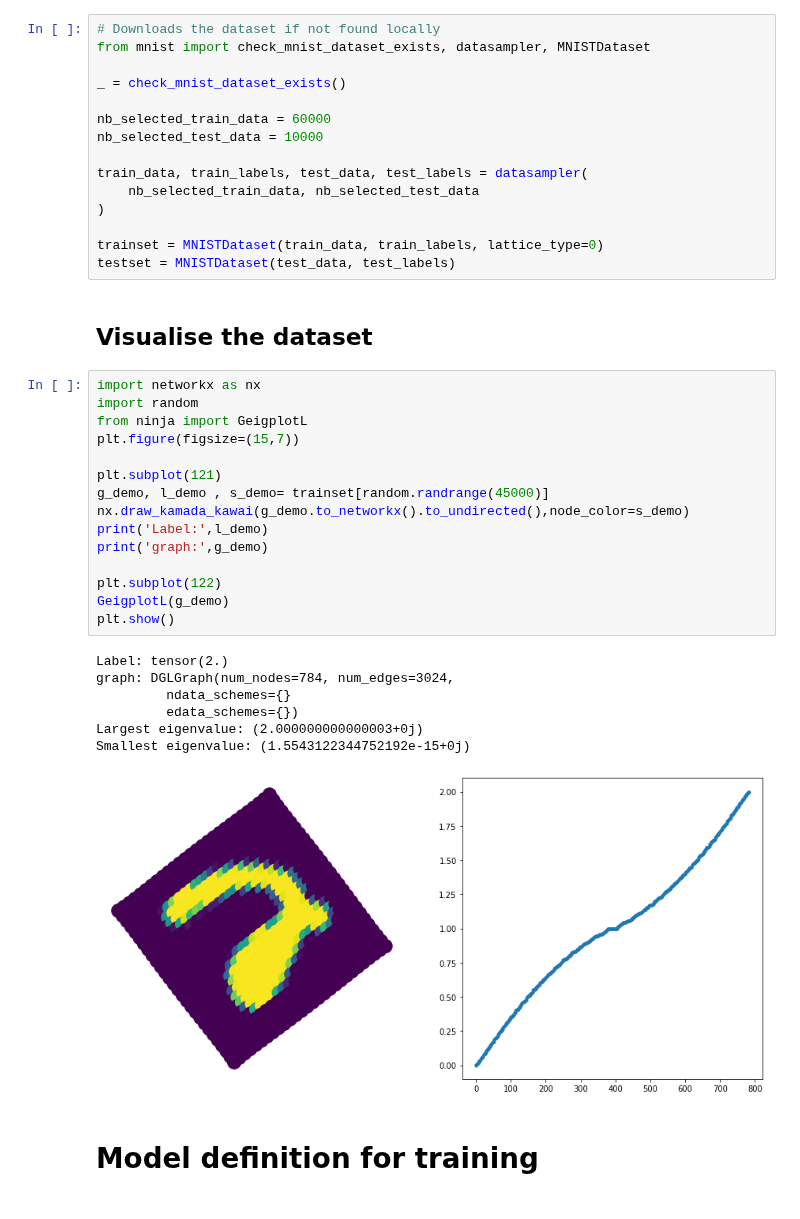
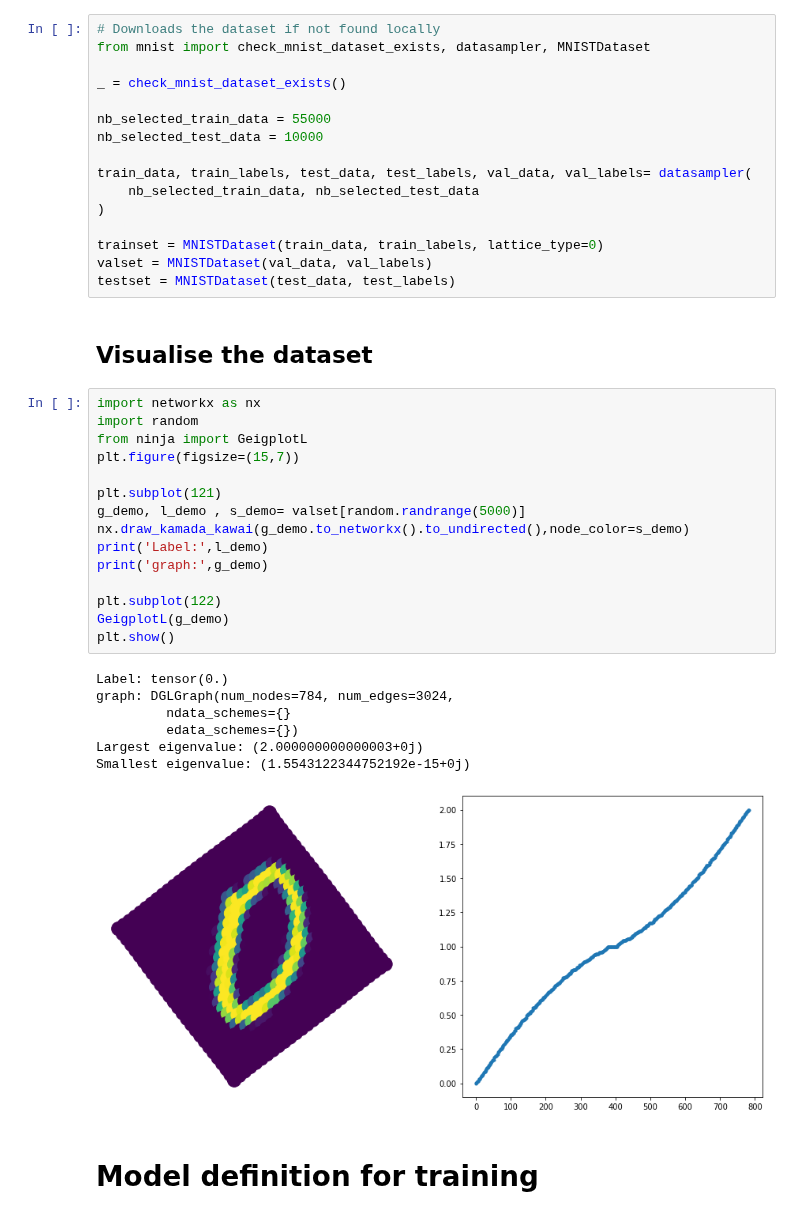
Before and after one commit to Axeln78/SpectralDGL, a Jupyter notebook: Mean_nodes_DGL/training.ipynb, the cells around one changed output. Drawn from its saved outputs; the diff is of its cells as text.

```diff
--- a/Mean_nodes_DGL/training.ipynb
+++ b/Mean_nodes_DGL/training.ipynb
@@ -38,40 +38,41 @@ from mnist import check_mnist_dataset_exists, datasampler, MNISTDataset
 
 _ = check_mnist_dataset_exists()
 
-nb_selected_train_data = 60000
+nb_selected_train_data = 55000
 nb_selected_test_data = 10000
 
-train_data, train_labels, test_data, test_labels = datasampler(
+train_data, train_labels, test_data, test_labels, val_data, val_labels= datasampler(
     nb_selected_train_data, nb_selected_test_data
 )
 
 trainset = MNISTDataset(train_data, train_labels, lattice_type=0)
+valset = MNISTDataset(val_data, val_labels)
 testset = MNISTDataset(test_data, test_labels)
 # %% [markdown]
 ## Visualise the dataset
 # %%
 import networkx as nx
 import random
 from ninja import GeigplotL
 plt.figure(figsize=(15,7))
 
 plt.subplot(121)
-g_demo, l_demo , s_demo= trainset[random.randrange(45000)]
+g_demo, l_demo , s_demo= valset[random.randrange(5000)]
 nx.draw_kamada_kawai(g_demo.to_networkx().to_undirected(),node_color=s_demo)
 print('Label:',l_demo)
 print('graph:',g_demo)
 
 plt.subplot(122)
 GeigplotL(g_demo)
 plt.show()
 # %% [output]
-Label: tensor(2.)
+Label: tensor(0.)
 graph: DGLGraph(num_nodes=784, num_edges=3024,
          ndata_schemes={}
          edata_schemes={})
 Largest eigenvalue: (2.000000000000003+0j)
 Smallest eigenvalue: (1.5543122344752192e-15+0j)
-[figure, old version]
+[figure, new version]
 # %% [markdown]
 
 
```
Also changed, not shown: parts of 9 cells of this notebook, 2 other files.
